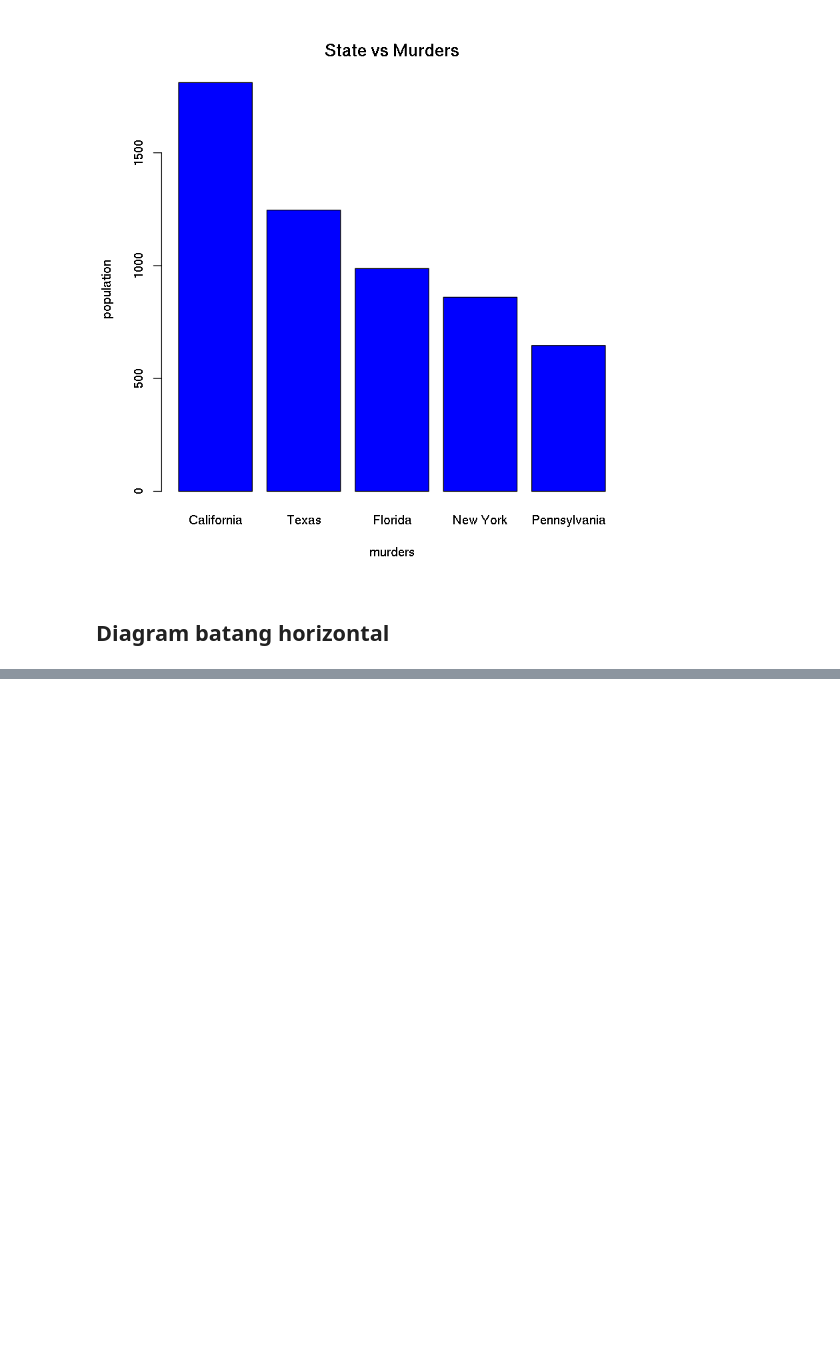
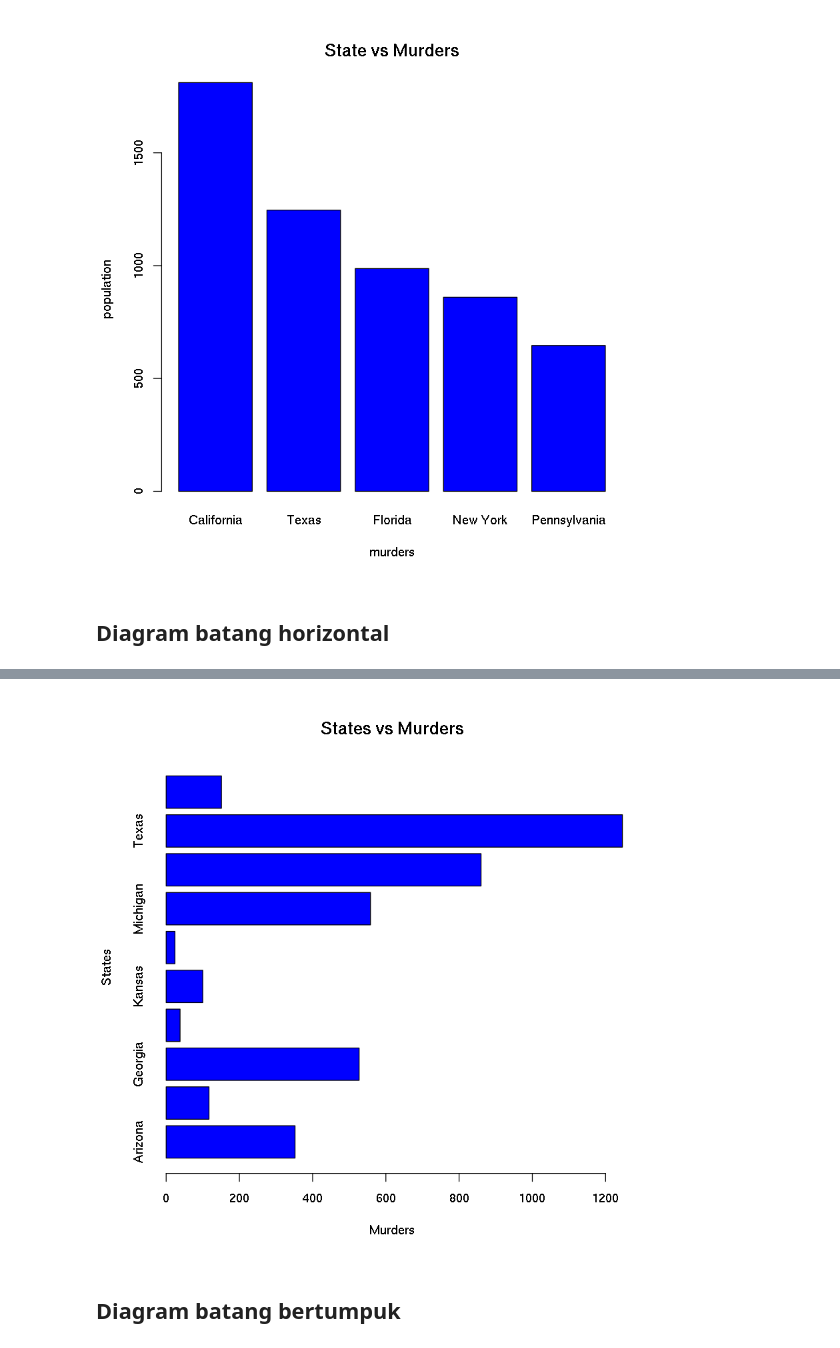
Before and after one commit to sandyherho/tutorEksploR, a Jupyter notebook: notebooks/10VisualisasiData.ipynb, the cells around one changed output, grey strips where cells are left out. Saved outputs shown, nothing was run; the diff lists cells and outputs as text; code cells hidden in the pictures; blank space fills up the shorter version.

```diff
--- a/notebooks/10VisualisasiData.ipynb
+++ b/notebooks/10VisualisasiData.ipynb
@@ -83,0 +82,3 @@ barplot(topsubdfsort$murders,
+# %%
+df <- read.csv("../data/murdersmini.csv")
+df
@@ -83,0 +97,11 @@ barplot(topsubdfsort$murders,
+# %%
+seldf <- select(df, state, murders)
+barplot(seldf$murders, horiz=T,
+       xlab='Murders', ylab='States',
+       main = 'States vs Murders',
+       col='blue',
+       names.arg = seldf$state)
+# %% [output]
+[figure, added]
+# %% [markdown]
+## Diagram batang bertumpuk
```
Also changed, not shown: parts of 2 cells of this notebook, 18 other files.
